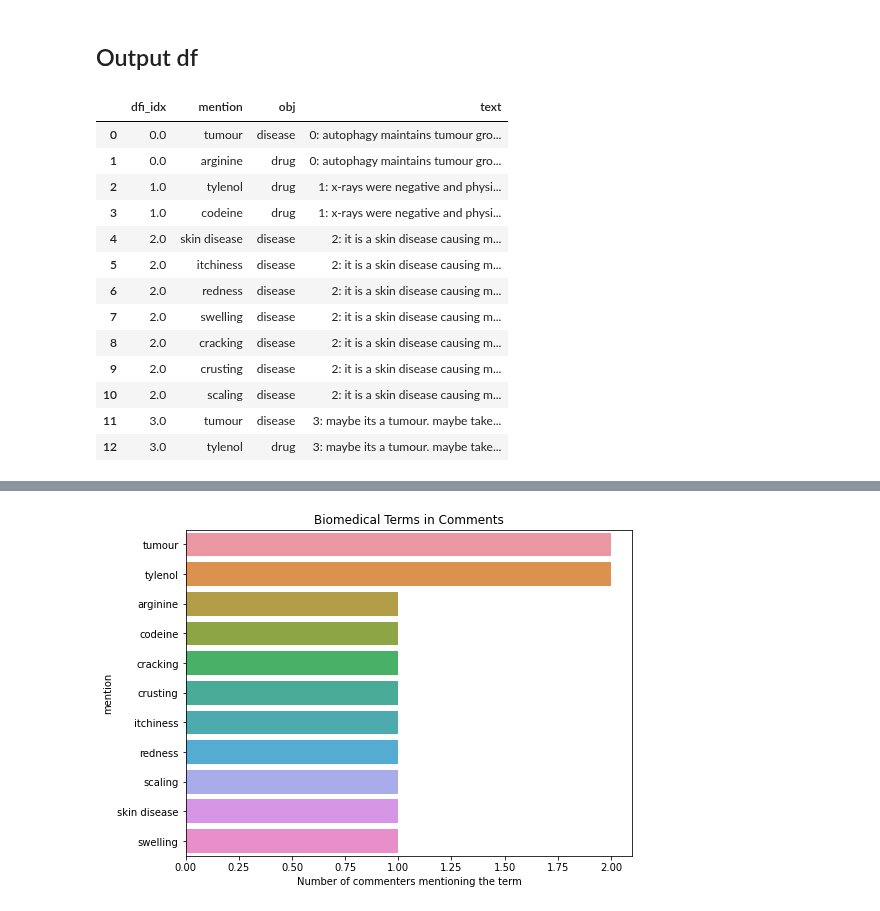
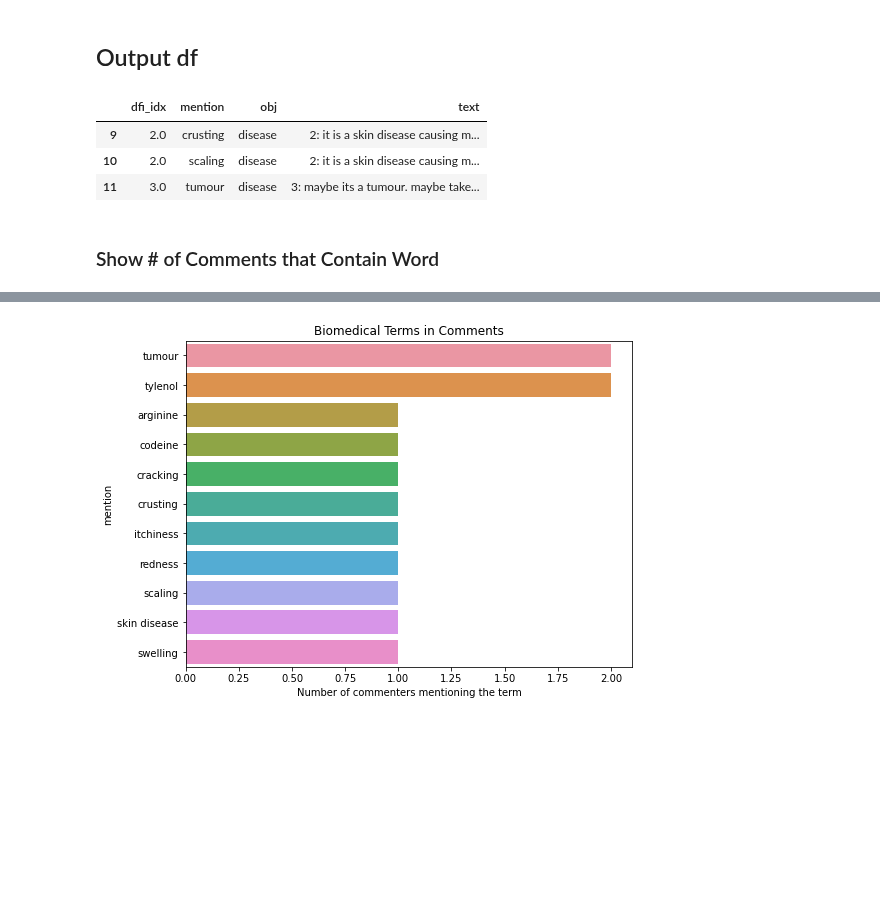
Before and after one commit to daveramseymusic/biobert-bern, a Jupyter notebook: nbs/00_biobertApi.ipynb, the cells around one changed output, grey strips where cells are left out. Cells and saved outputs as stored; diff of their text form; code cells hidden in the pictures; blank space fills up the shorter version.

Commit message:
show less of each df

```diff
--- a/nbs/00_biobertApi.ipynb
+++ b/nbs/00_biobertApi.ipynb
@@ -244,8 +226,7 @@ for o,m in zip(dfi.index,dfi.span):  #add dfi_idx col to dfa
     dfa.loc[conds,'dfi_idx'] = o #save the index of the dfi span that fits to dfa
 
 # dfa.merge(dfi, left_on='dfi_idx',right_index=True)
-df = dfa.merge(dfi, left_on='dfi_idx',right_on='dfi_idx')
-df.head()
+df = dfa.merge(dfi, left_on='dfi_idx',right_on='dfi_idx');  df.head(2)
 # %% [output]
 |  | id | is_neural_normalized | mention | obj | prob | span_x | str_end | dfi_idx | text | start | ... |
 | 0 | [mesh:D009369] | False | tumour | disease | 0.999996 | {'begin': 23, 'end': 29} | 29 | 0.0 | 0: autophagy maintains tumour gro... | 0.0 | ... |
@@ -256,20 +234,12 @@ df.head()
 # %% [markdown]
 ## Output df
 # %%
-df = df[['dfi_idx','mention','obj','text']]; df
+df = df[['dfi_idx','mention','obj','text']]; df[-4:-1]
 # %% [output]
 |  | dfi_idx | mention | obj | text |
-| 0 | 0.0 | tumour | disease | 0: autophagy maintains tumour gro... |
-| 1 | 0.0 | arginine | drug | 0: autophagy maintains tumour gro... |
-| 2 | 1.0 | tylenol | drug | 1: x-rays were negative and physi... |
-| 3 | 1.0 | codeine | drug | 1: x-rays were negative and physi... |
-| 4 | 2.0 | skin disease | disease | 2: it is a skin disease causing m... |
-| 5 | 2.0 | itchiness | disease | 2: it is a skin disease causing m... |
-| 6 | 2.0 | redness | disease | 2: it is a skin disease causing m... |
-| 7 | 2.0 | swelling | disease | 2: it is a skin disease causing m... |
-| 8 | 2.0 | cracking | disease | 2: it is a skin disease causing m... |
 | 9 | 2.0 | crusting | disease | 2: it is a skin disease causing m... |
 | 10 | 2.0 | scaling | disease | 2: it is a skin disease causing m... |
 | 11 | 3.0 | tumour | disease | 3: maybe its a tumour. maybe take... |
-| 12 | 3.0 | tylenol | drug | 3: maybe its a tumour. maybe take... |
+# %% [markdown]
+### Show # of Comments that Contain Word
 # %%
```
Also changed, not shown: parts of 6 cells of this notebook.
